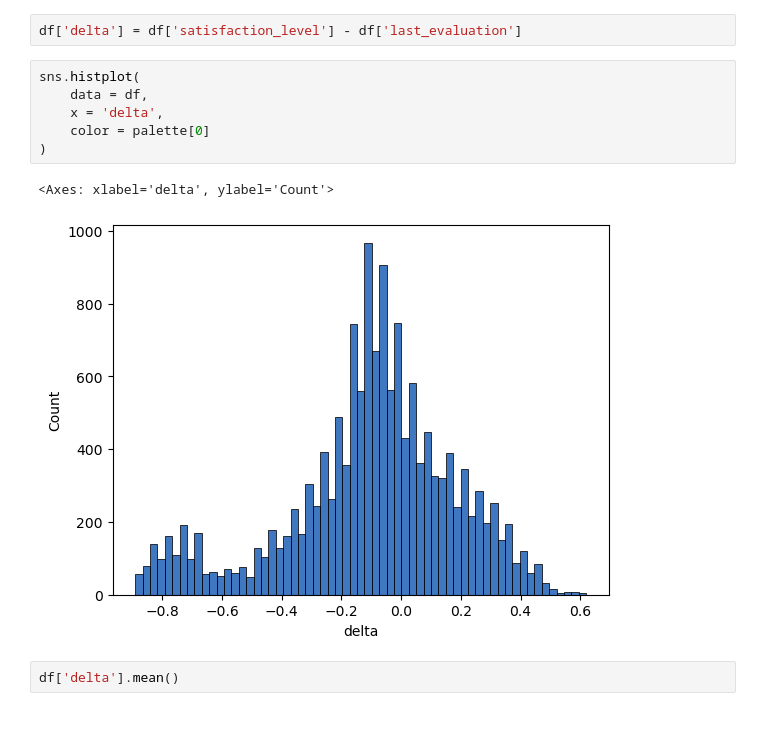
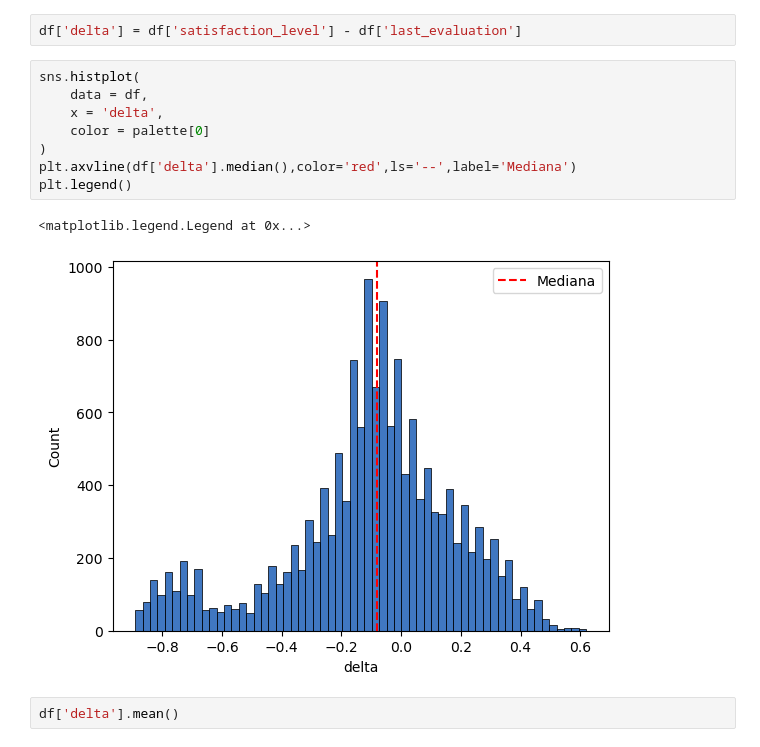
Before and after one commit to MiguelAMeloM/Miguel_DataAnalytics, a Jupyter notebook: RRHH/rrhh_analisis.ipynb, the cells around one changed output. Saved outputs shown, nothing was run; the diff lists cells and outputs as text.

```diff
--- a/RRHH/rrhh_analisis.ipynb
+++ b/RRHH/rrhh_analisis.ipynb
@@ -122,12 +122,14 @@ df['delta'] = df['satisfaction_level'] - df['last_evaluation']
 # %%
 sns.histplot(
     data = df,
     x = 'delta',
     color = palette[0]
 )
+plt.axvline(df['delta'].median(),color='red',ls='--',label='Mediana')
+plt.legend()
 # %% [output]
-<Axes: xlabel='delta', ylabel='Count'>
+<matplotlib.legend.Legend at 0x...>
-[figure, old version]
+[figure, new version]
 # %%
 df['delta'].mean()
 # %% [output]
```
